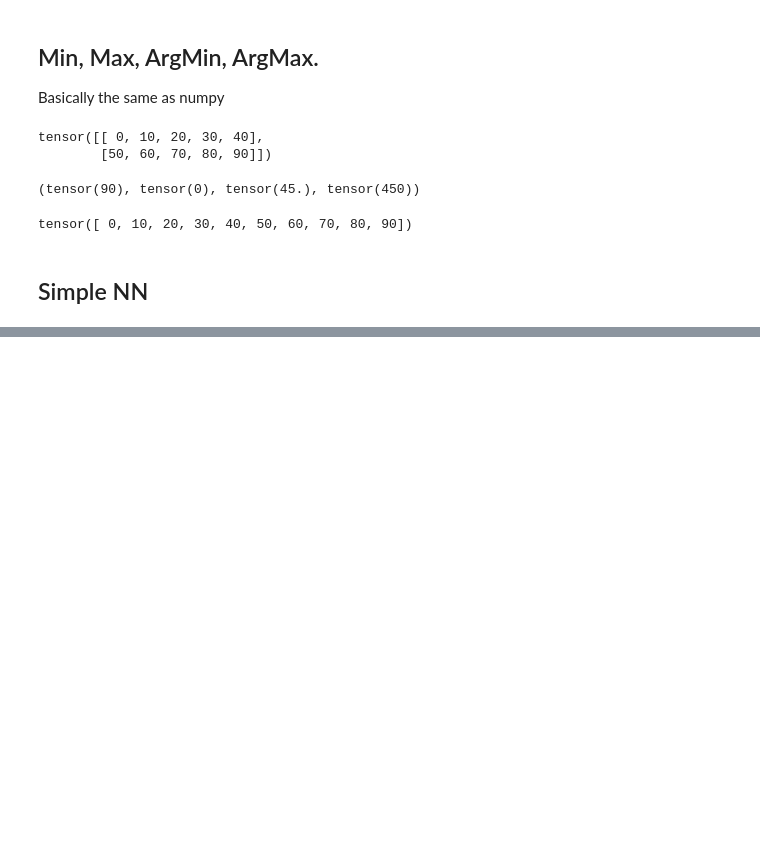
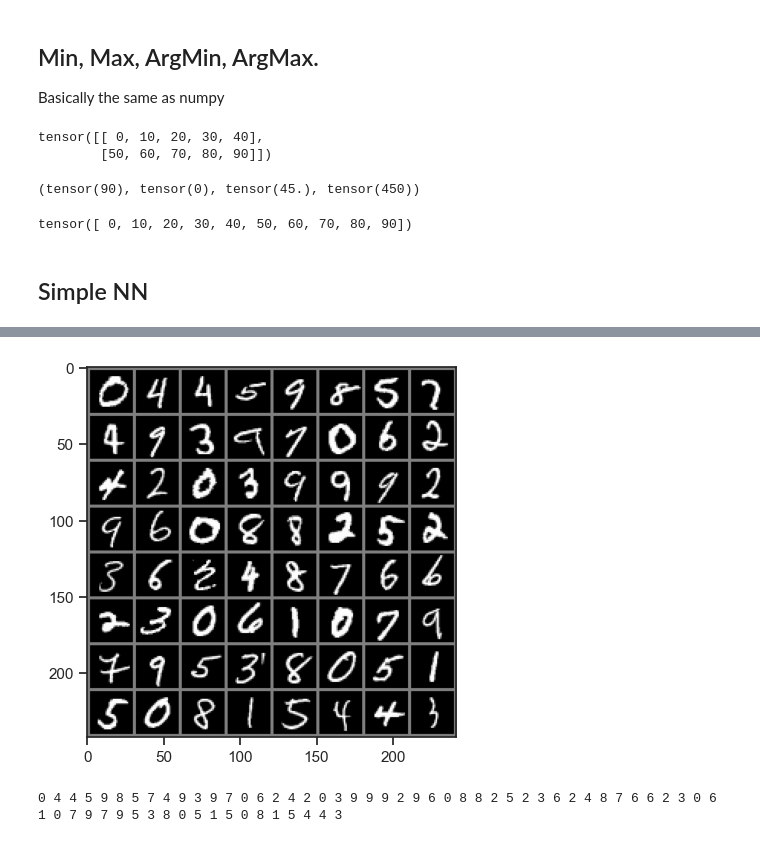
Before and after one commit to auslei/machine_learning_deep_learning, a Jupyter notebook: a1.pytorch_basics.ipynb, the cells around one changed output, grey strips where cells are left out. Saved outputs shown, nothing was run; the diff lists cells and outputs as text; code cells hidden in the pictures; blank space fills up the shorter version.

```diff
--- a/a1.pytorch_basics.ipynb
+++ b/a1.pytorch_basics.ipynb
@@ -283,0 +273,22 @@ tensor([ 1.0000,  1.5000,  2.0000,  2.5000,  3.0000,  3.5000,  4.0000,  4.5000,
+# %%
+## Let's try classification model
+import torch
+import torchvision
+import torchvision.transforms as transforms
+
+# Define the transformations to be applied to the data
+transform = transforms.Compose(
+    [transforms.ToTensor(),
+     transforms.Normalize((0.5,), (0.5,))])
+
+# Download and load the MNIST training set
+trainset = torchvision.datasets.MNIST(root='./data', train=True,
+                                        download=True, transform=transform)
+trainloader = torch.utils.data.DataLoader(trainset, batch_size=64,
+                                          shuffle=True)
+
+# Download and load the MNIST test set
+testset = torchvision.datasets.MNIST(root='./data', train=False,
+                                       download=True, transform=transform)
+testloader = torch.utils.data.DataLoader(testset, batch_size=64,
+                                         shuffle=False)
@@ -283,0 +315,25 @@ tensor([ 1.0000,  1.5000,  2.0000,  2.5000,  3.0000,  3.5000,  4.0000,  4.5000,
+# %%
+from matplotlib import pyplot as plt
+import numpy as np
+
+def imshow(img):
+    img = img / 2 + 0.5     # unnormalize
+    npimg = img.numpy()
+    plt.imshow(np.transpose(npimg, (1, 2, 0)))
+    plt.show()
+
+
+# get some random training images
+dataiter = iter(trainloader)
+images, labels = next(dataiter)
+
+classes = (0,1,2,3,4,5,6,7,8,9)
+batch_size = 64
+
+# show images
+imshow(torchvision.utils.make_grid(images))
+# print labels
+print(' '.join(f'{classes[labels[j]]}' for j in range(batch_size)))
+# %% [output]
+[figure, added]
+0 4 4 5 9 8 5 7 4 9 3 9 7 0 6 2 4 2 0 3 9 9 9 2 9 6 0 8 8 2 5 2 3 6 2 4 8 7 6 6 2 3 0 6 1 0 7 9 7 9 5 3 8 0 5 1 5 0 8 1 5 4 4 3
```
Also changed, not shown: parts of 23 cells of this notebook.
